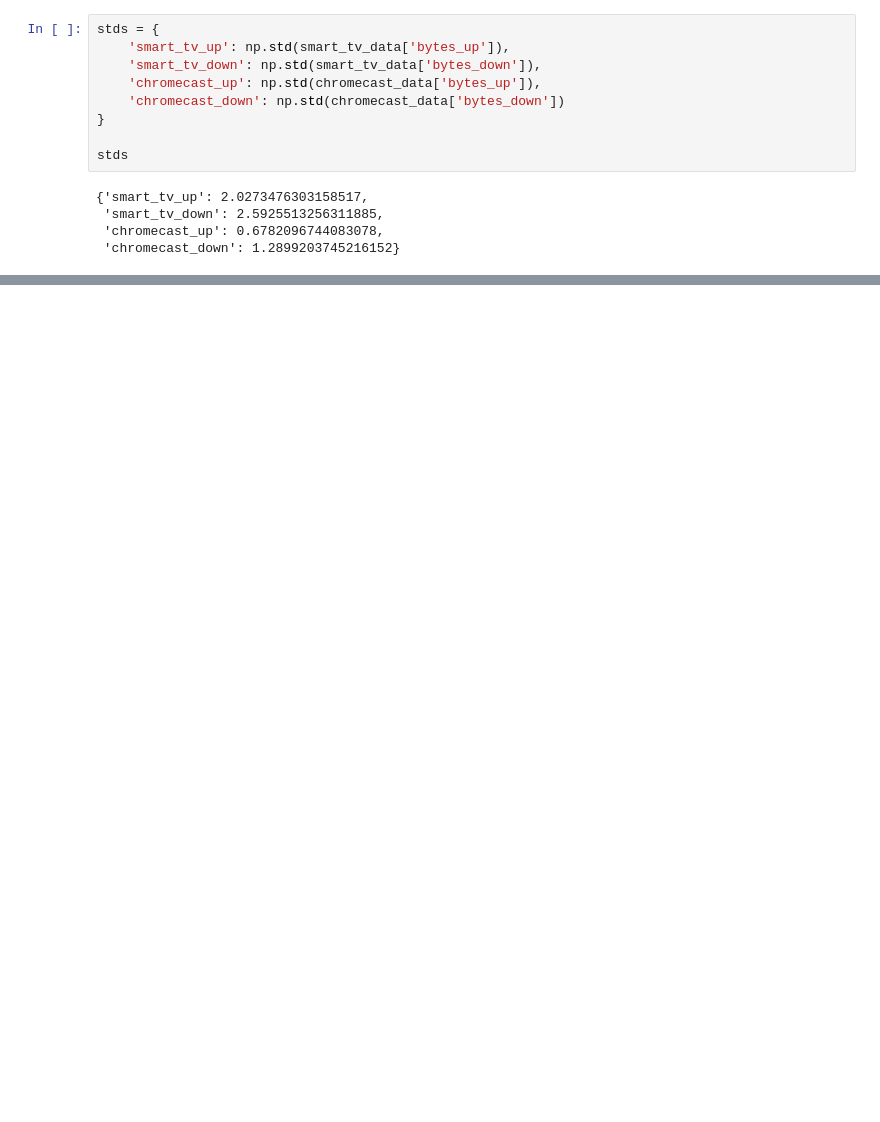
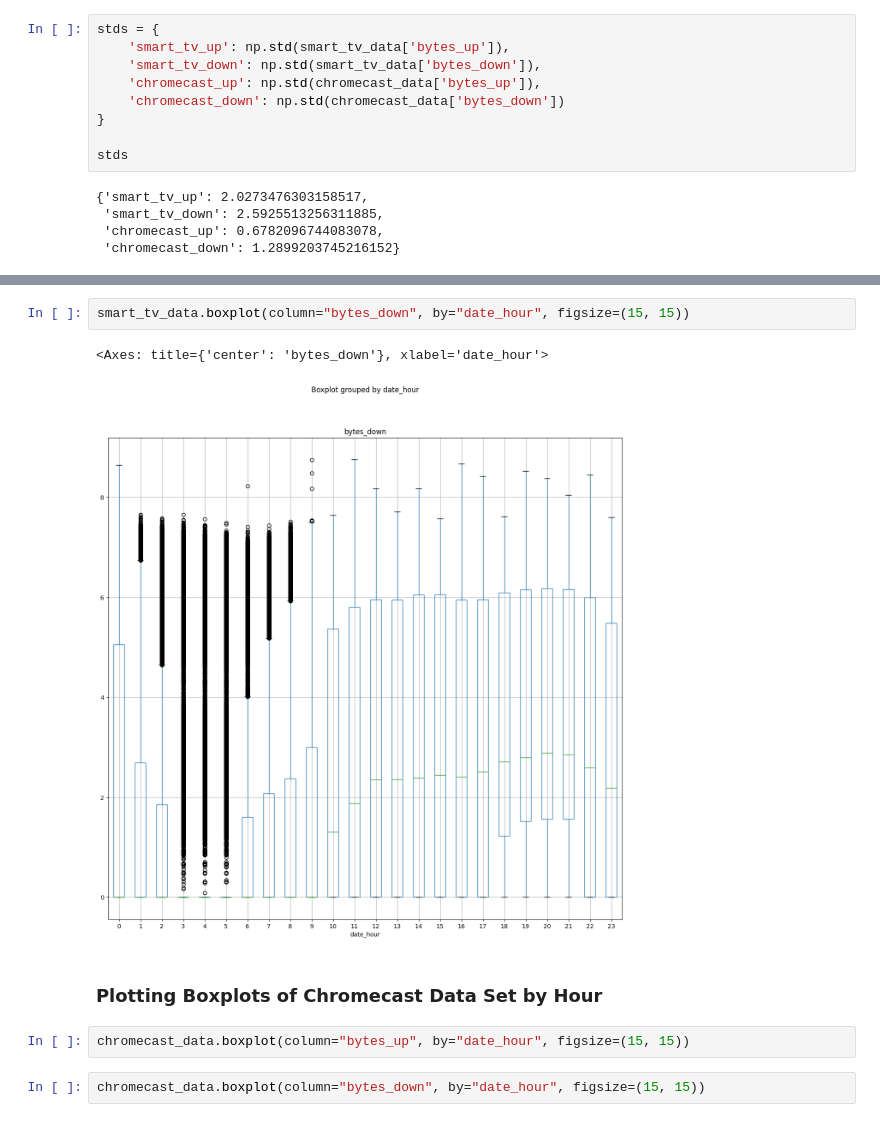
Before and after one commit to lucas-inocencio/Probability-and-Statistics, a Jupyter notebook: src/main.ipynb, the cells around one changed output, grey strips where cells are left out. Cells and saved outputs as stored; diff of their text form; blank space fills up the shorter version.

```diff
--- a/src/main.ipynb
+++ b/src/main.ipynb
@@ -181,0 +216,11 @@ stds
+# %%
+smart_tv_data.boxplot(column="bytes_down", by="date_hour", figsize=(15, 15))
+# %% [output]
+<Axes: title={'center': 'bytes_down'}, xlabel='date_hour'>
+[figure, added]
+# %% [markdown]
+### Plotting Boxplots of Chromecast Data Set by Hour
+# %%
+chromecast_data.boxplot(column="bytes_up", by="date_hour", figsize=(15, 15))
+# %%
+chromecast_data.boxplot(column="bytes_down", by="date_hour", figsize=(15, 15))
```
Also changed, not shown: parts of 34 cells of this notebook, 2 other files.
